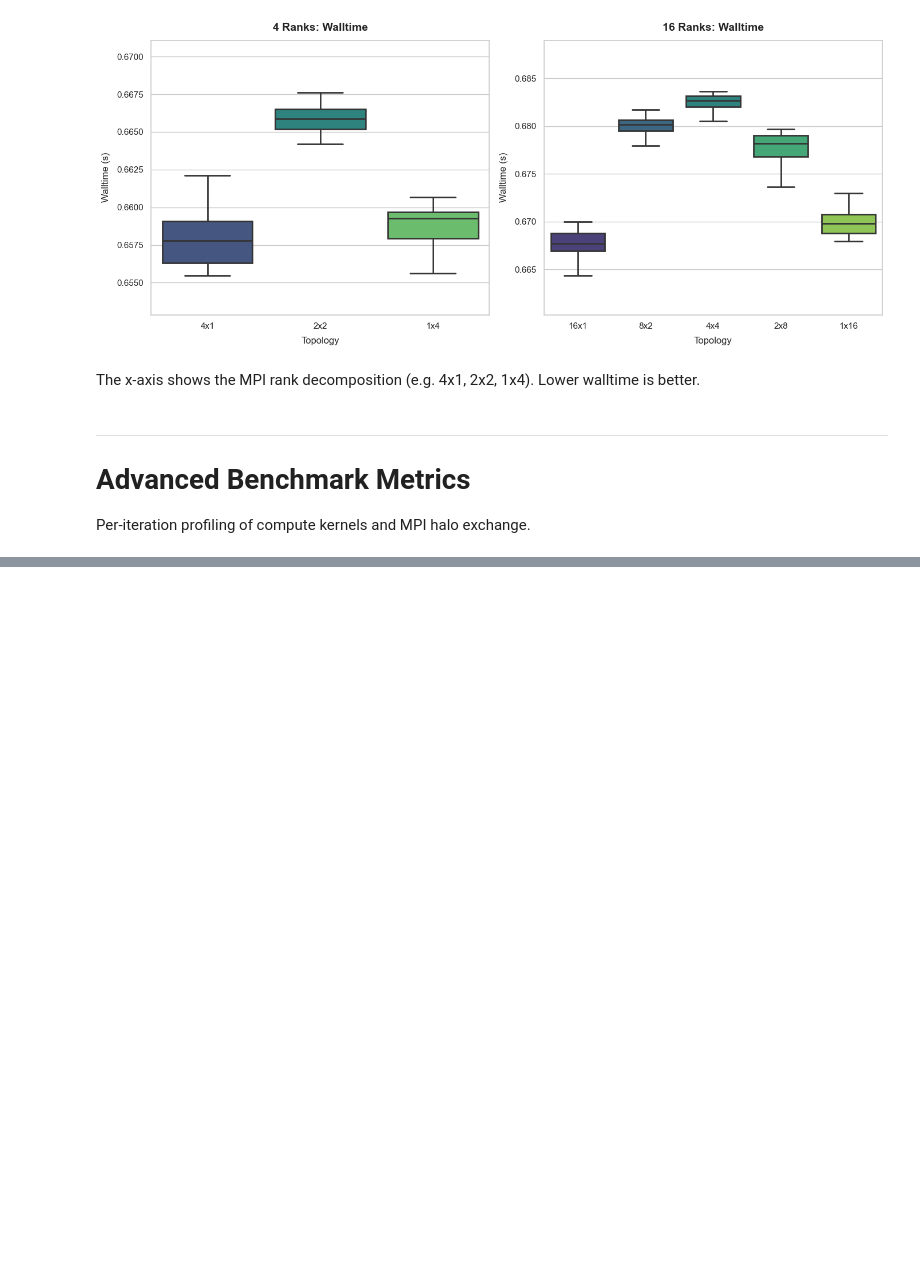
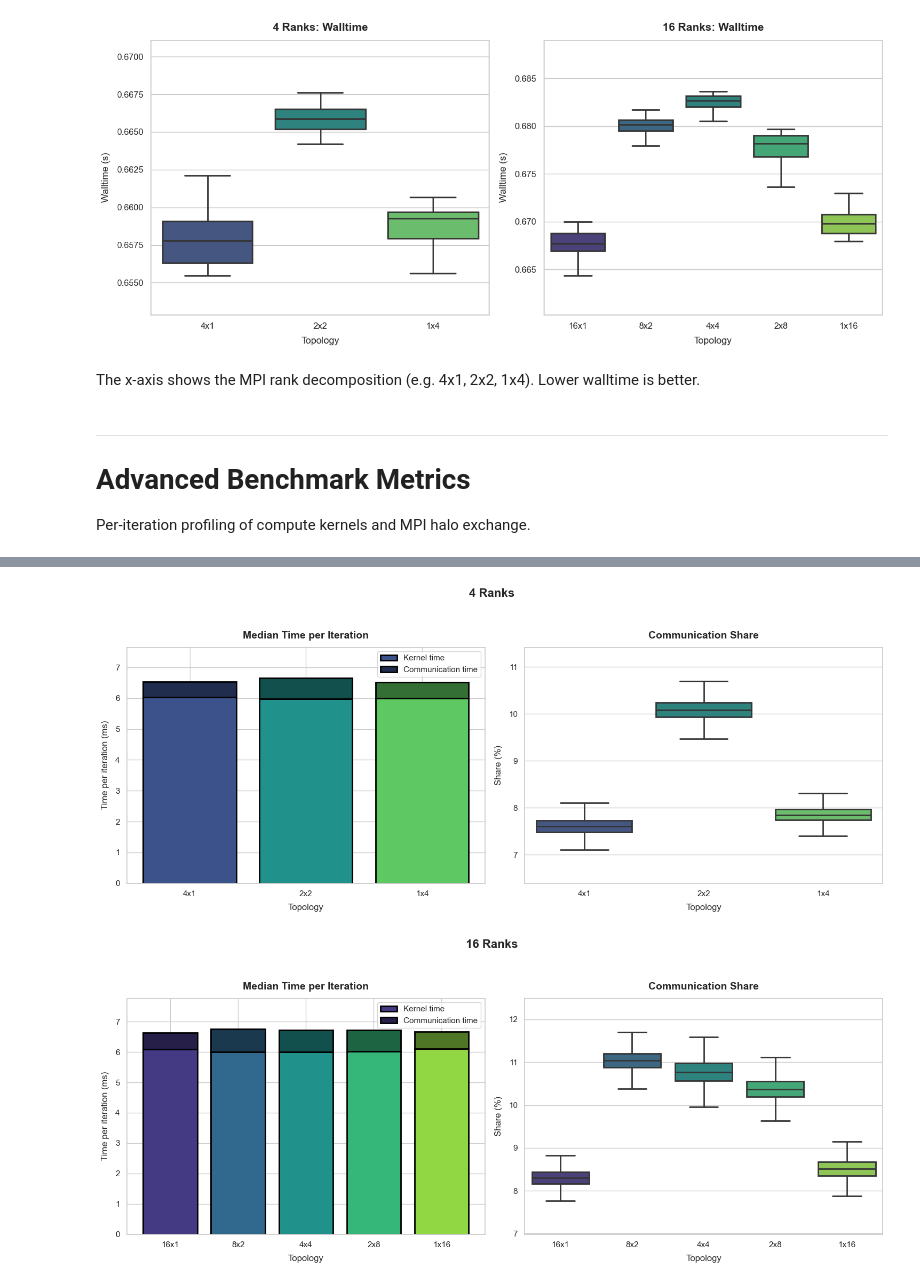
Before and after one commit to ragassler/HPC4WC_project3_domain_decomp, a Jupyter notebook: scripts/Benchmark_Analysis.ipynb, the cells around one changed output, grey strips where cells are left out. Saved outputs shown, nothing was run; the diff lists cells and outputs as text; code cells hidden in the pictures; blank space fills up the shorter version.

```diff
--- a/scripts/Benchmark_Analysis.ipynb
+++ b/scripts/Benchmark_Analysis.ipynb
@@ -149,0 +221,16 @@ plt.show()
+# %%
+def plot_stacked_and_share(kdf, cdf, hdf, suptitle):
+    fig, axes = plt.subplots(1, 2, figsize=(15, 6))
+    plot_stacked_time(stacked_time_data(kdf, hdf), 'Median Time per Iteration', axes[0])
+    boxplot(cdf, 'topology', 'comm_share_pct', axes[1],
+            'Communication Share', 'Share (%)',
+            ylim=ylim_with_pad(cdf, 'comm_share_pct'))
+    fig.suptitle(suptitle, fontsize=16, fontweight='bold', y=1.04)
+    plt.tight_layout()
+    plt.show()
+
+plot_stacked_and_share(k4, c4, h4, '4 Ranks')
+plot_stacked_and_share(k16, c16, h16, '16 Ranks')
+# %% [output]
+[figure, added]
+[figure, added]
```
Also changed, not shown: parts of 12 cells of this notebook, 42 other files.
